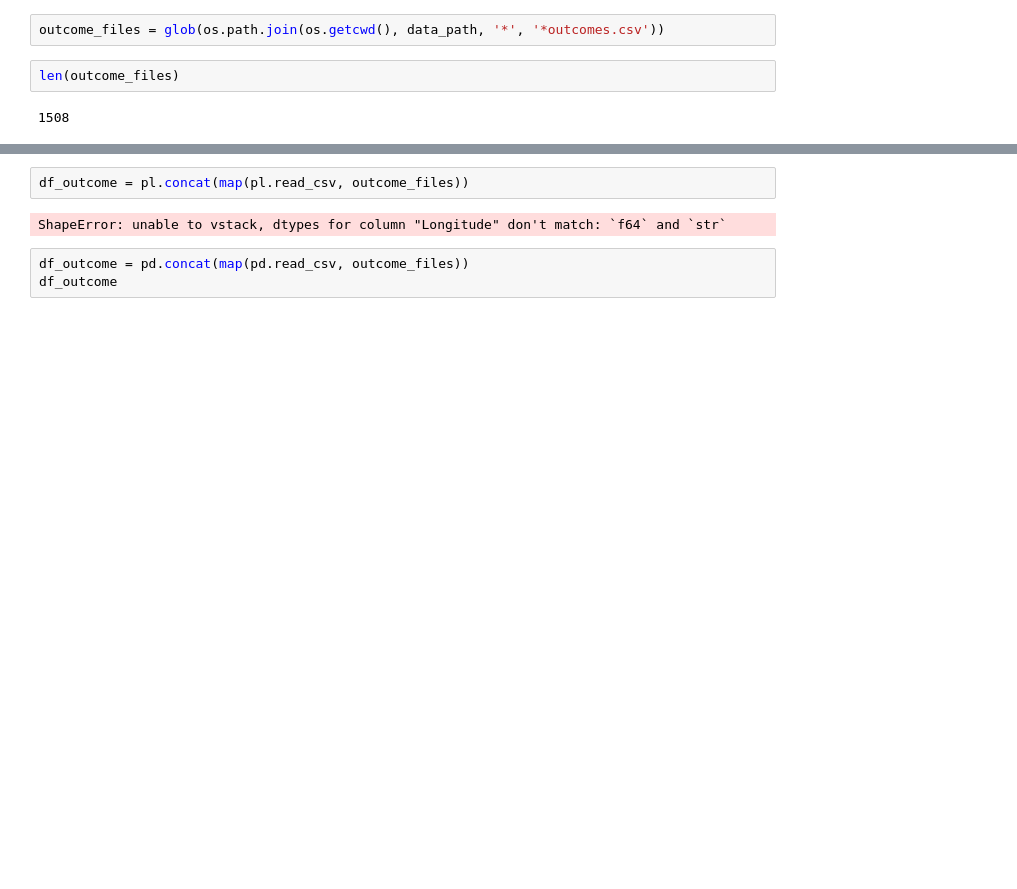
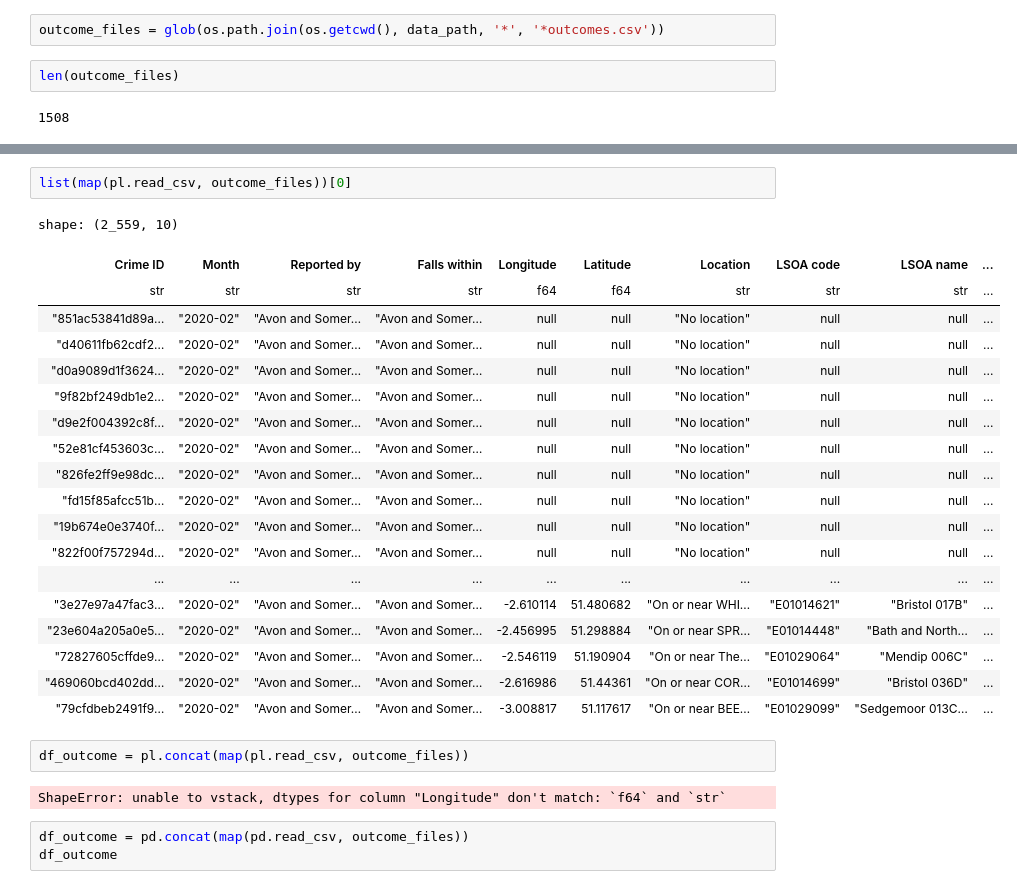
Before and after one commit to saquibmohiuddin/cubed-workshop, a Jupyter notebook: playground.ipynb, the cells around one changed output, grey strips where cells are left out. Drawn from its saved outputs; the diff is of its cells as text; blank space fills up the shorter version.

```diff
--- a/playground.ipynb
+++ b/playground.ipynb
@@ -17,3 +47,25 @@ len(outcome_files)
+# %%
+list(map(pl.read_csv, outcome_files))[0]
+# %% [output]
+shape: (2_559, 10)
+| Crime ID | Month | Reported by | Falls within | Longitude | Latitude | Location | LSOA code | LSOA name | ... |
+| str | str | str | str | f64 | f64 | str | str | str | ... |
+| "851ac53841d89a… | "2020-02" | "Avon and Somer… | "Avon and Somer… | null | null | "No location" | null | null | ... |
+| "d40611fb62cdf2… | "2020-02" | "Avon and Somer… | "Avon and Somer… | null | null | "No location" | null | null | ... |
+| "d0a9089d1f3624… | "2020-02" | "Avon and Somer… | "Avon and Somer… | null | null | "No location" | null | null | ... |
+| "9f82bf249db1e2… | "2020-02" | "Avon and Somer… | "Avon and Somer… | null | null | "No location" | null | null | ... |
+| "d9e2f004392c8f… | "2020-02" | "Avon and Somer… | "Avon and Somer… | null | null | "No location" | null | null | ... |
+| "52e81cf453603c… | "2020-02" | "Avon and Somer… | "Avon and Somer… | null | null | "No location" | null | null | ... |
+| "826fe2ff9e98dc… | "2020-02" | "Avon and Somer… | "Avon and Somer… | null | null | "No location" | null | null | ... |
+| "fd15f85afcc51b… | "2020-02" | "Avon and Somer… | "Avon and Somer… | null | null | "No location" | null | null | ... |
+| "19b674e0e3740f… | "2020-02" | "Avon and Somer… | "Avon and Somer… | null | null | "No location" | null | null | ... |
+| "822f00f757294d… | "2020-02" | "Avon and Somer… | "Avon and Somer… | null | null | "No location" | null | null | ... |
+| ... | ... | ... | ... | ... | ... | ... | ... | ... | ... |
+| "3e27e97a47fac3… | "2020-02" | "Avon and Somer… | "Avon and Somer… | -2.610114 | 51.480682 | "On or near WHI… | "E01014621" | "Bristol 017B" | ... |
+| "23e604a205a0e5… | "2020-02" | "Avon and Somer… | "Avon and Somer… | -2.456995 | 51.298884 | "On or near SPR… | "E01014448" | "Bath and North… | ... |
+| "72827605cffde9… | "2020-02" | "Avon and Somer… | "Avon and Somer… | -2.546119 | 51.190904 | "On or near The… | "E01029064" | "Mendip 006C" | ... |
+| "469060bcd402dd… | "2020-02" | "Avon and Somer… | "Avon and Somer… | -2.616986 | 51.44361 | "On or near COR… | "E01014699" | "Bristol 036D" | ... |
+| "79cfdbeb2491f9… | "2020-02" | "Avon and Somer… | "Avon and Somer… | -3.008817 | 51.117617 | "On or near BEE… | "E01029099" | "Sedgemoor 013C… | ... |
 # %%
 df_outcome = pl.concat(map(pl.read_csv, outcome_files))
 # %% [output]
```
Also changed, not shown: parts of 12 cells of this notebook.
